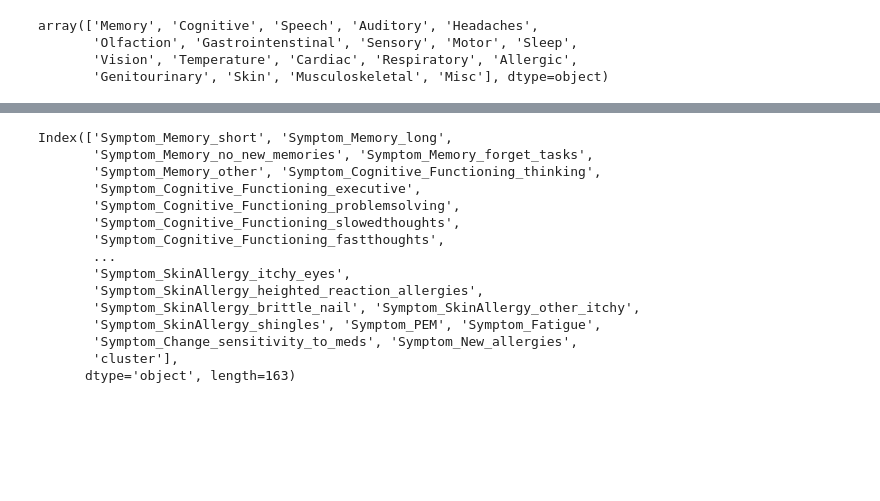
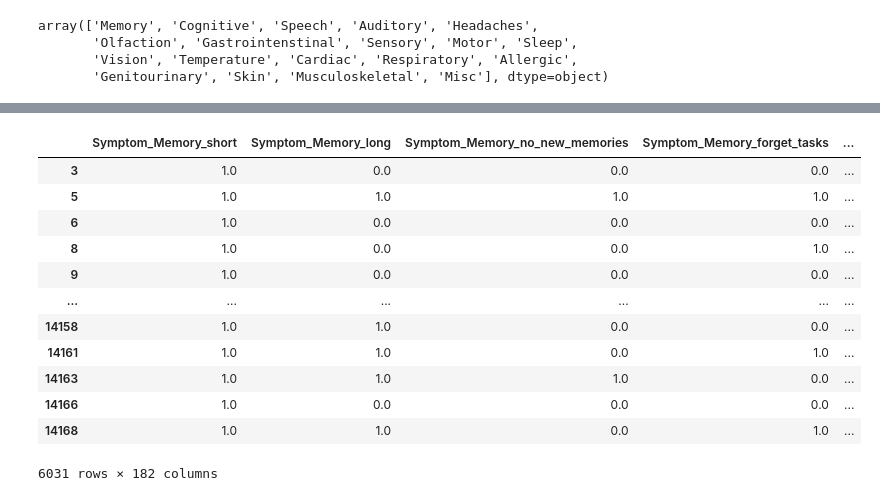
Before and after one commit to leothesouthafrican/PLR, a Jupyter notebook: Tessa/stepmix-121123-sympgrouping.ipynb, the cells around one changed output, grey strips where cells are left out. Cells and saved outputs as stored; diff of their text form; code cells hidden in the pictures; blank space fills up the shorter version.

```diff
--- a/Tessa/stepmix-121123-sympgrouping.ipynb
+++ b/Tessa/stepmix-121123-sympgrouping.ipynb
@@ -281,18 +281,46 @@ KeyError: "['Symptom_Difficulty_swalling'] not in index"
+# %%
+# now instead of taking the average score for each symptom group
+# for each patient I want to convert each group into a column which is
+# 1 if any of the symptoms in that group is 1, and 0 otherwise
+# then I can take the average over patients
+
+# first I need to convert the symptom columns into a list of lists
+# where each list is a symptom group
+symptom_groups = []
+
+
+for grouping in groups_df.group.unique():
+    # calculate the average score for each symptom in the group for each cluster in 'cluster'
+    keepcols = groups_df.loc[groups_df.group == grouping, 'symptom'].tolist()
+    symptom_groups.append(keepcols)
+    sympdf[grouping] = 0
+    for patient in sympdf.index:
+        #print(patient)
+        for group in symptom_groups:
+            #print(group)
+            if sympdf.loc[patient, group].any() == 1:
+                sympdf.loc[patient, grouping] = 1
+            else:
+                sympdf.loc[patient, grouping] = 0
+
+# now I need to go through each patient and for each symptom group
+# check if any of the symptoms in that group are 1
+# if so, make that symptom group 1 for that patient
+# if not, make it 0
+# then I can take the average over patients
 # %%
-sympdf.columns
+sympdf
 # %% [output]
+|  | Symptom_Memory_short | Symptom_Memory_long | Symptom_Memory_no_new_memories | Symptom_Memory_forget_tasks | ... |
+| 3 | 1.0 | 0.0 | 0.0 | 0.0 | ... |
+| 5 | 1.0 | 1.0 | 1.0 | 1.0 | ... |
+| 6 | 1.0 | 0.0 | 0.0 | 0.0 | ... |
+| 8 | 1.0 | 0.0 | 0.0 | 1.0 | ... |
+| 9 | 1.0 | 0.0 | 0.0 | 0.0 | ... |
+| ... | ... | ... | ... | ... | ... |
+| 14158 | 1.0 | 1.0 | 0.0 | 0.0 | ... |
+| 14161 | 1.0 | 1.0 | 0.0 | 1.0 | ... |
+| 14163 | 1.0 | 1.0 | 1.0 | 0.0 | ... |
+| 14166 | 1.0 | 0.0 | 0.0 | 0.0 | ... |
+| 14168 | 1.0 | 1.0 | 0.0 | 1.0 | ... |
-Index(['Symptom_Memory_short', 'Symptom_Memory_long',
-       'Symptom_Memory_no_new_memories', 'Symptom_Memory_forget_tasks',
-       'Symptom_Memory_other', 'Symptom_Cognitive_Functioning_thinking',
-       'Symptom_Cognitive_Functioning_executive',
-       'Symptom_Cognitive_Functioning_problemsolving',
-       'Symptom_Cognitive_Functioning_slowedthoughts',
-       'Symptom_Cognitive_Functioning_fastthoughts',
-       ...
-       'Symptom_SkinAllergy_itchy_eyes',
-       'Symptom_SkinAllergy_heighted_reaction_allergies',
-       'Symptom_SkinAllergy_brittle_nail', 'Symptom_SkinAllergy_other_itchy',
-       'Symptom_SkinAllergy_shingles', 'Symptom_PEM', 'Symptom_Fatigue',
-       'Symptom_Change_sensitivity_to_meds', 'Symptom_New_allergies',
-       'cluster'],
-      dtype='object', length=163)
+6031 rows × 182 columns
```
Also changed, not shown: parts of 10 cells of this notebook, 2 other files.
